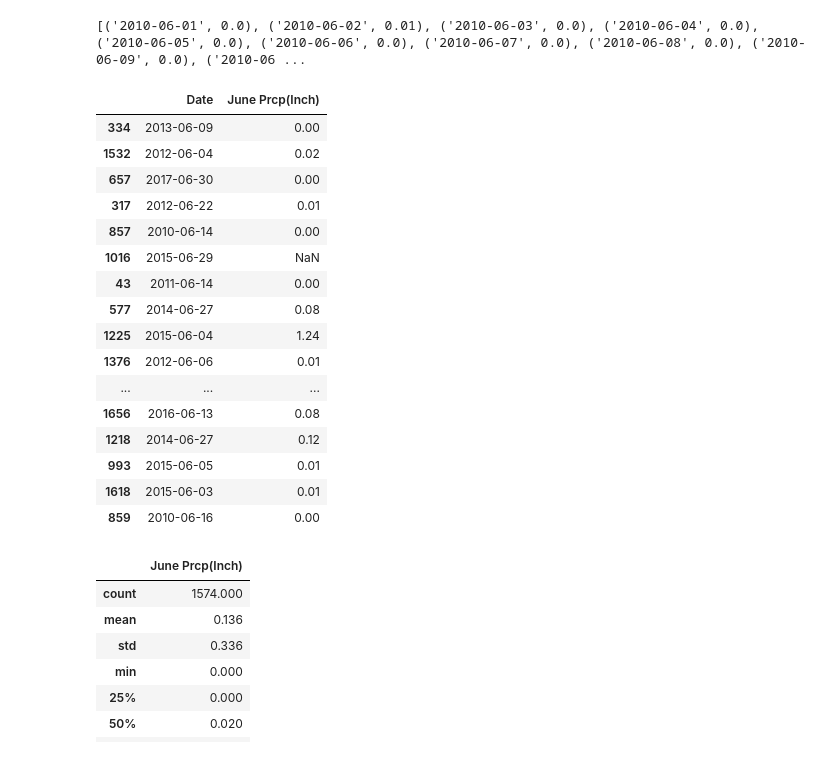
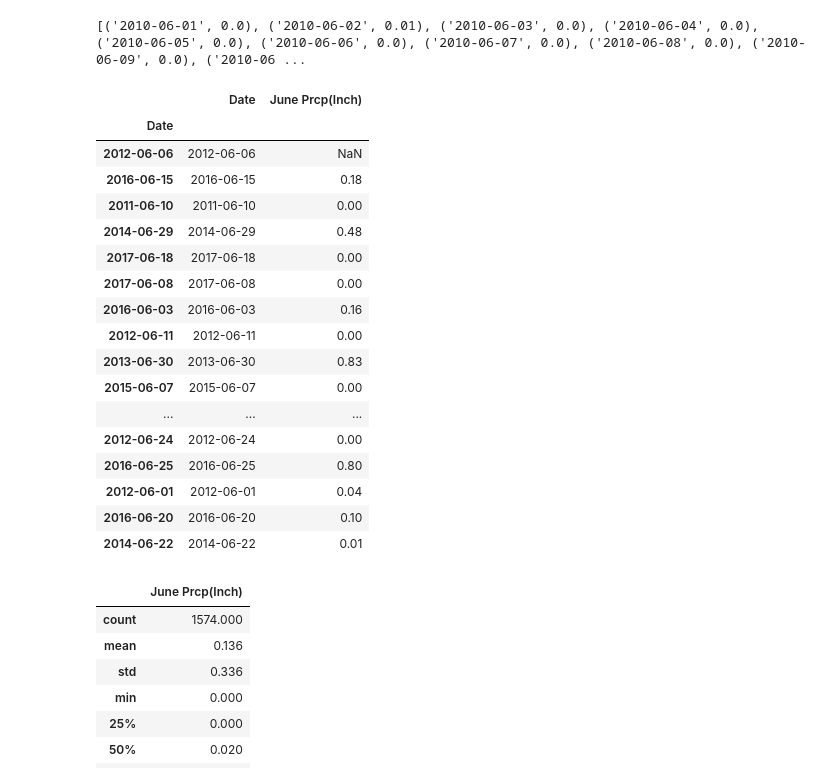
Before and after one commit to kenliew728/surfs_up, a Jupyter notebook: SurfsUp_Challenge.ipynb, the cells around one changed output. Saved outputs shown, nothing was run; the diff lists cells and outputs as text; code cells hidden in the pictures.

```diff
--- a/SurfsUp_Challenge.ipynb
+++ b/SurfsUp_Challenge.ipynb
@@ -141,26 +143,27 @@ print(june_prcp_results)
 # %%
 # 8. Create a DataFrame from the list of temperatures for the month of December.
 june_prcp_df = pd.DataFrame(june_prcp_results, columns=['Date','June Prcp(Inch)'])
-df.set_index(df['Date'], inplace=True)
-june_prcp_df.sample(n=20)
+june_prcp_df.set_index(june_prcp_df['Date'], inplace=True)
+june_prcp_df.sample(n=30)
 # %% [output]
 |  | Date | June Prcp(Inch) |
-| 334 | 2013-06-09 | 0.00 |
-| 1532 | 2012-06-04 | 0.02 |
-| 657 | 2017-06-30 | 0.00 |
-| 317 | 2012-06-22 | 0.01 |
-| 857 | 2010-06-14 | 0.00 |
-| 1016 | 2015-06-29 | NaN |
-| 43 | 2011-06-14 | 0.00 |
-| 577 | 2014-06-27 | 0.08 |
-| 1225 | 2015-06-04 | 1.24 |
-| 1376 | 2012-06-06 | 0.01 |
+| Date |  |  |
+| 2012-06-06 | 2012-06-06 | NaN |
+| 2016-06-15 | 2016-06-15 | 0.18 |
+| 2011-06-10 | 2011-06-10 | 0.00 |
+| 2014-06-29 | 2014-06-29 | 0.48 |
+| 2017-06-18 | 2017-06-18 | 0.00 |
+| 2017-06-08 | 2017-06-08 | 0.00 |
+| 2016-06-03 | 2016-06-03 | 0.16 |
+| 2012-06-11 | 2012-06-11 | 0.00 |
+| 2013-06-30 | 2013-06-30 | 0.83 |
+| 2015-06-07 | 2015-06-07 | 0.00 |
 | ... | ... | ... |
-| 1656 | 2016-06-13 | 0.08 |
-| 1218 | 2014-06-27 | 0.12 |
-| 993 | 2015-06-05 | 0.01 |
-| 1618 | 2015-06-03 | 0.01 |
-| 859 | 2010-06-16 | 0.00 |
+| 2012-06-24 | 2012-06-24 | 0.00 |
+| 2016-06-25 | 2016-06-25 | 0.80 |
+| 2012-06-01 | 2012-06-01 | 0.04 |
+| 2016-06-20 | 2016-06-20 | 0.10 |
+| 2014-06-22 | 2014-06-22 | 0.01 |
 # %%
 #Calculate and print out the summary statistics for the June Precipitation df
 
```
Also changed, not shown: parts of 3 cells of this notebook.
